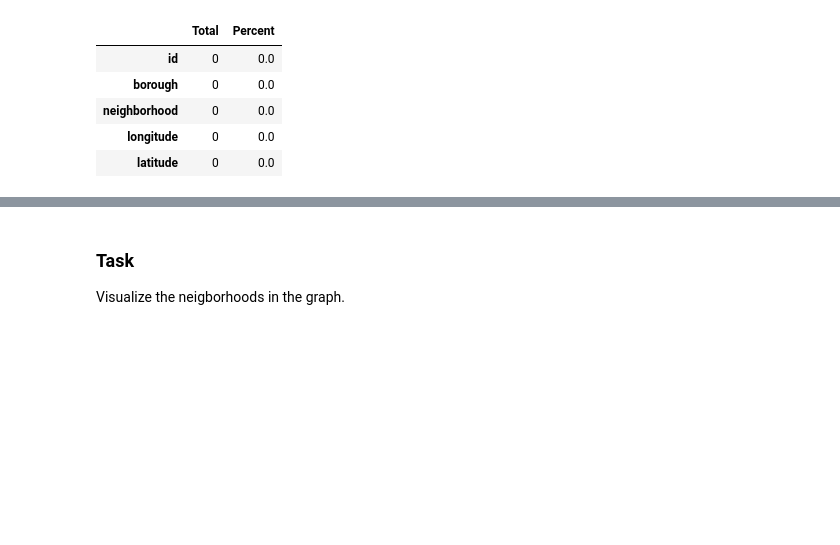
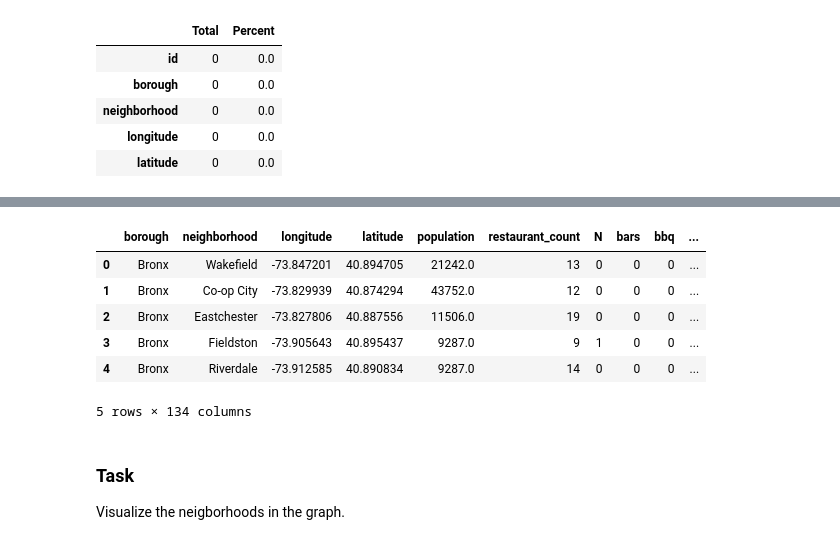
Before and after one commit to ktamkee/NYC_midterm_project, a Jupyter notebook: data/data_preparation.ipynb, the cells around one changed output, grey strips where cells are left out. Saved outputs shown, nothing was run; the diff lists cells and outputs as text; code cells hidden in the pictures; blank space fills up the shorter version.

Commit message:
main dataset update

```diff
--- a/data/data_preparation.ipynb
+++ b/data/data_preparation.ipynb
@@ -155,0 +156,5 @@ missing_data.head()
+# %%
+main_dataset = nyc_df.copy()
+main_dataset = main_dataset.drop(columns=['average_review_count', 'average_restaurant_rating', 'average_price_level'])
+main_dataset = main_dataset.rename(columns={'number_of_restaurants': 'restaurant_count'})
+main_dataset.head()
@@ -155,0 +168,4 @@ missing_data.head()
+# %%
+onehot = pd.get_dummies(main_dataset['yelp_category'], prefix='', prefix_sep='')
+main_dataset = main_dataset.join(onehot)
+main_dataset.head()
@@ -155,0 +191,12 @@ missing_data.head()
+# %%
+main_dataset = pd.merge(main_dataset, venues, on='id')
+main_dataset = main_dataset.drop(columns=['id','yelp_category'], axis = 1)
+main_dataset.head()
+# %% [output]
+|  | borough | neighborhood | longitude | latitude | population | restaurant_count | N | bars | bbq | ... |
+| 0 | Bronx | Wakefield | -73.847201 | 40.894705 | 21242.0 | 13 | 0 | 0 | 0 | ... |
+| 1 | Bronx | Co-op City | -73.829939 | 40.874294 | 43752.0 | 12 | 0 | 0 | 0 | ... |
+| 2 | Bronx | Eastchester | -73.827806 | 40.887556 | 11506.0 | 19 | 0 | 0 | 0 | ... |
+| 3 | Bronx | Fieldston | -73.905643 | 40.895437 | 9287.0 | 9 | 1 | 0 | 0 | ... |
+| 4 | Bronx | Riverdale | -73.912585 | 40.890834 | 9287.0 | 14 | 0 | 0 | 0 | ... |
+5 rows × 134 columns
```
Also changed, not shown: parts of 5 cells of this notebook, 5 other files.
